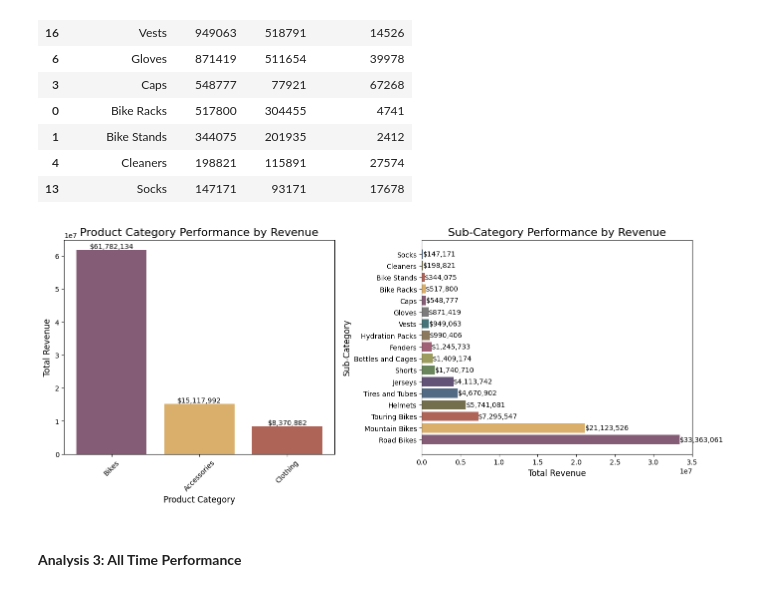
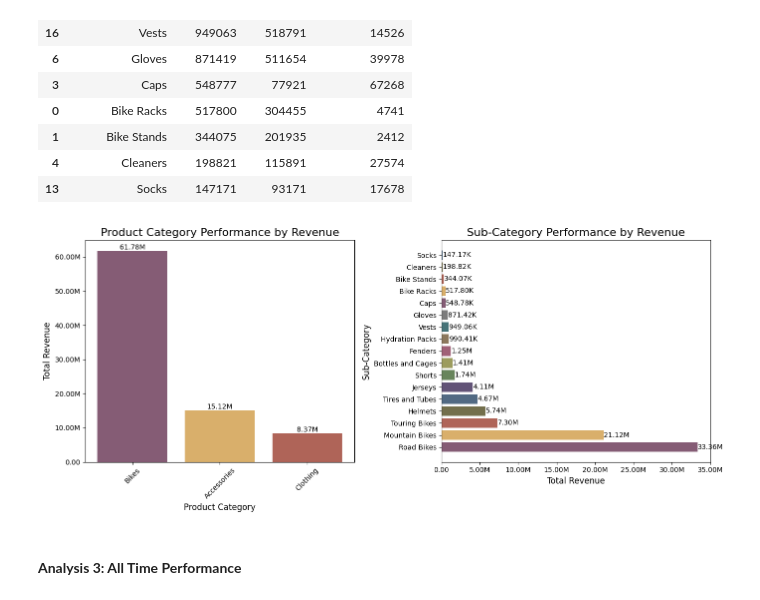
Before and after one commit to JinnOppa/Data-Analysis-Portfolio, a Jupyter notebook: bike-sales/sales2.ipynb, the cells around one changed output. Saved outputs shown, nothing was run; the diff lists cells and outputs as text; code cells hidden in the pictures.

```diff
--- a/bike-sales/sales2.ipynb
+++ b/bike-sales/sales2.ipynb
@@ -158,7 +159,9 @@ df.describe(include= object)
 # %%
 df['Date'] = pd.to_datetime(df['Date'])
 # %%
-df['revenue_diff'] = (df['Unit_Price'] * df['Order_Quantity']) - df['Revenue']
+df['Expected_Revenue'] = df['Unit_Price'] * df['Order_Quantity']
+# %%
+df['revenue_diff'] = df['Expected_Revenue'] - df['Revenue']
 # %%
 def extract_product_color_size(product_detail):
     # Define patterns for color and size
@@ -207,5 +210,14 @@ memory usage: 19.0+ MB
 # %%
 cmap = load_cmap("Antique")
+# %%
+# Function to format large numbers as K, M, etc.
+def shorten_large_numbers(x, pos=None):
+    if x >= 1e6:
+        return f'{x * 1e-6:.2f}M'
+    elif x >= 1e3:
+        return f'{x * 1e-3:.2f}K'
+    else:
+        return f'{x:.2f}'
 # %%
 df.sample(15)
 # %% [output]
@@ -284,9 +296,12 @@ axs[0].set_xlabel('Product Name', fontsize=12)
 axs[0].set_ylabel('Total Revenue', fontsize=12)
 axs[0].tick_params(axis='x', rotation=45)
 
-# Add value labels for Revenue bars
+# Add value labels for Revenue bars using the shorten_large_numbers function
 for i, value in enumerate(top_products_revenue['Revenue']):
-    axs[0].text(i, value, f'${value:,.0f}', ha='center', va='bottom',fontsize=10)
+    axs[0].text(i, value, shorten_large_numbers(value), ha='center', va='bottom', fontsize=10)
+
+# Set the y-axis formatter for Revenue
+axs[0].yaxis.set_major_formatter(FuncFormatter(shorten_large_numbers))
 
 # Plot for Profit
 axs[1].bar(top_products_profit['Product_Name'], top_products_profit['Profit'], color=cmap.colors)
@@ -295,9 +310,12 @@ axs[1].set_xlabel('Product Name', fontsize=12)
 axs[1].set_ylabel('Total Profit', fontsize=12)
 axs[1].tick_params(axis='x', rotation=45)
 
-# Add value labels for Profit bars
+# Add value labels for Profit bars using the shorten_large_numbers function
 for i, value in enumerate(top_products_profit['Profit']):
-    axs[1].text(i, value, f'${value:,.0f}', ha='center', va='bottom',fontsize=10 )
+    axs[1].text(i, value, shorten_large_numbers(value), ha='center', va='bottom', fontsize=10)
+
+# Set the y-axis formatter for Profit
+axs[1].yaxis.set_major_formatter(FuncFormatter(shorten_large_numbers))
 
 # Layout adjustment
 plt.tight_layout()
@@ -347,34 +365,29 @@ sub_category_performance
 | 4 | Cleaners | 198821 | 115891 | 27574 |
 | 13 | Socks | 147171 | 93171 | 17678 |
 # %%
-# Set up subplots
 fig, axs = plt.subplots(1, 2, figsize=(14, 6))
 
-# Plot for Product Category Revenue
 axs[0].bar(category_performance['Product_Category'], category_performance['Revenue'], color=cmap.colors)
 axs[0].set_title('Product Category Performance by Revenue', fontsize=16)
 axs[0].set_xlabel('Product Category', fontsize=12)
 axs[0].set_ylabel('Total Revenue', fontsize=12)
 axs[0].tick_params(axis='x', rotation=45)
-
-# Add value labels for Product Category Revenue bars
 for i, value in enumerate(category_performance['Revenue']):
-    axs[0].text(i, value, f'${value:,.0f}', ha='center', va='bottom',fontsize=10)
+    axs[0].text(i, value, shorten_large_numbers(value), ha='center', va='bottom', fontsize=10)
+axs[0].yaxis.set_major_formatter(FuncFormatter(shorten_large_numbers))
 
 axs[1].barh(sub_category_performance['Sub_Category'], sub_category_performance['Revenue'], color=cmap.colors)
 axs[1].set_title('Sub-Category Performance by Revenue', fontsize=16)
 axs[1].set_xlabel('Total Revenue', fontsize=12)
 axs[1].set_ylabel('Sub-Category', fontsize=12)
+for i, value in enumerate(sub_category_performance['Revenue']):
+    axs[1].text(value, i, shorten_large_numbers(value), va='center', fontsize=10)
+axs[1].xaxis.set_major_formatter(FuncFormatter(shorten_large_numbers))
 
-# Add value labels for Sub-Category Revenue bars
-for i, value in enumerate(sub_category_performance['Revenue']):
-    axs[1].text(value, i, f'${value:,.0f}', va='center')  # Adjusted to place label correctly on horizontal bar
-
-# Layout adjustment
 plt.tight_layout()
 plt.show()
 # %% [output]
-[figure, old version]
+[figure, new version]
 # %% [markdown]
 #### **Analysis 3: All Time Performance**
 # %%
```
Also changed, not shown: parts of 23 cells of this notebook.
